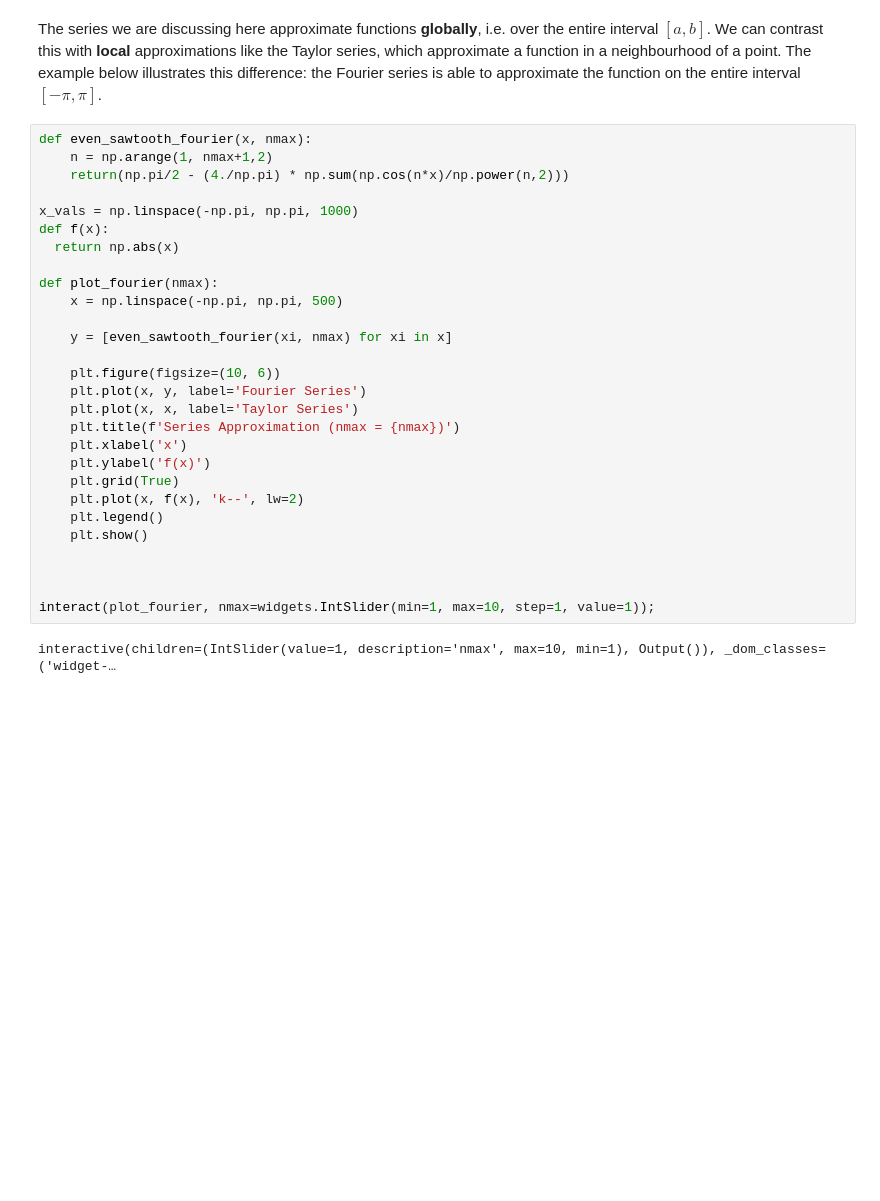
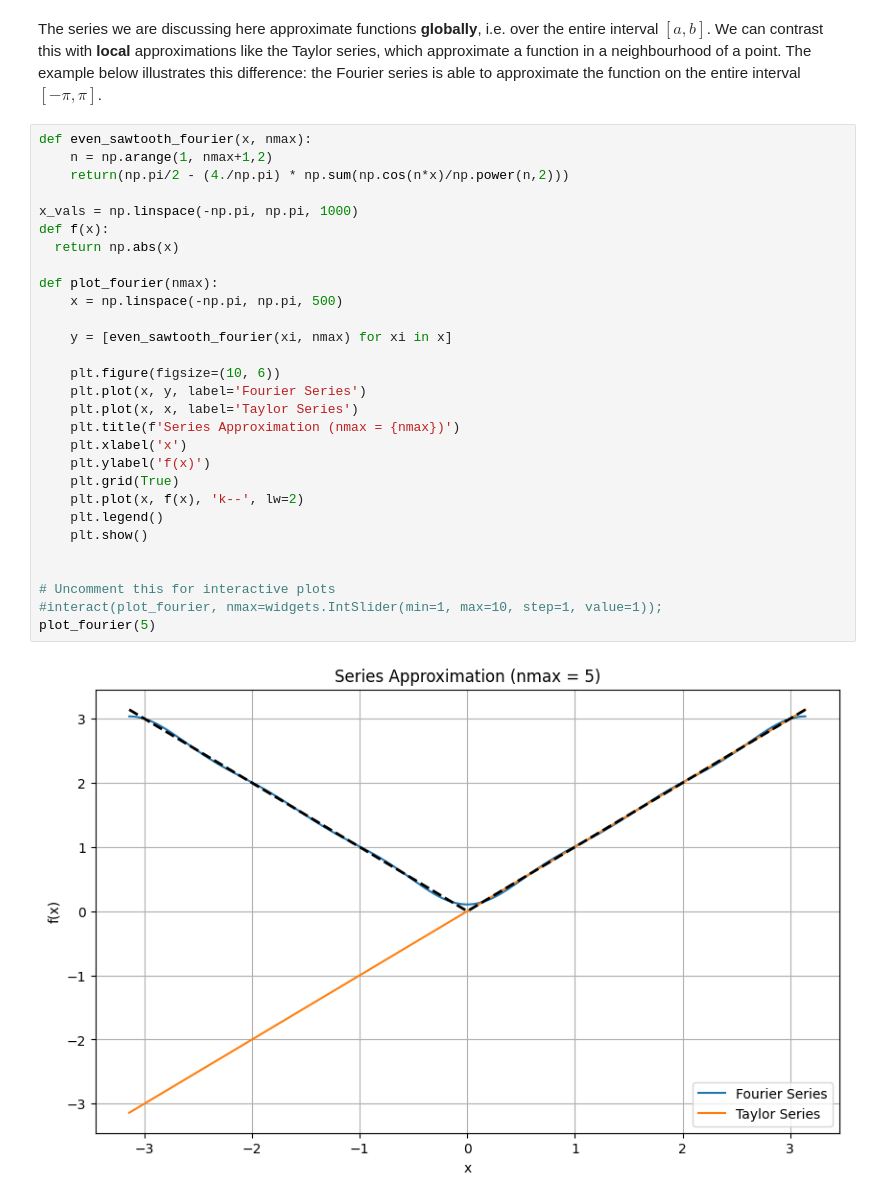
Before and after one commit to nblinov/PHYS_3090, a Jupyter notebook: PHYS_3090_Orthonormality_and_Completeness.ipynb, the cells around one changed output. Saved outputs shown, nothing was run; the diff lists cells and outputs as text; blank space fills up the shorter version.

```diff
--- a/PHYS_3090_Orthonormality_and_Completeness.ipynb
+++ b/PHYS_3090_Orthonormality_and_Completeness.ipynb
@@ -216,30 +223,31 @@ The series we are discussing here approximate functions **globally**, i.e. over
 # %%
 def even_sawtooth_fourier(x, nmax):
     n = np.arange(1, nmax+1,2)
     return(np.pi/2 - (4./np.pi) * np.sum(np.cos(n*x)/np.power(n,2)))
 
 x_vals = np.linspace(-np.pi, np.pi, 1000)
 def f(x):
   return np.abs(x)
 
 def plot_fourier(nmax):
     x = np.linspace(-np.pi, np.pi, 500)
 
     y = [even_sawtooth_fourier(xi, nmax) for xi in x]
 
     plt.figure(figsize=(10, 6))
     plt.plot(x, y, label='Fourier Series')
     plt.plot(x, x, label='Taylor Series')
     plt.title(f'Series Approximation (nmax = {nmax})')
     plt.xlabel('x')
     plt.ylabel('f(x)')
     plt.grid(True)
     plt.plot(x, f(x), 'k--', lw=2)
     plt.legend()
     plt.show()
 
 
-
-interact(plot_fourier, nmax=widgets.IntSlider(min=1, max=10, step=1, value=1));
+# Uncomment this for interactive plots
+#interact(plot_fourier, nmax=widgets.IntSlider(min=1, max=10, step=1, value=1));
+plot_fourier(5)
 # %% [output]
-interactive(children=(IntSlider(value=1, description='nmax', max=10, min=1), Output()), _dom_classes=('widget-…
+[figure, added]
```
Also changed, not shown: parts of 4 cells of this notebook.
